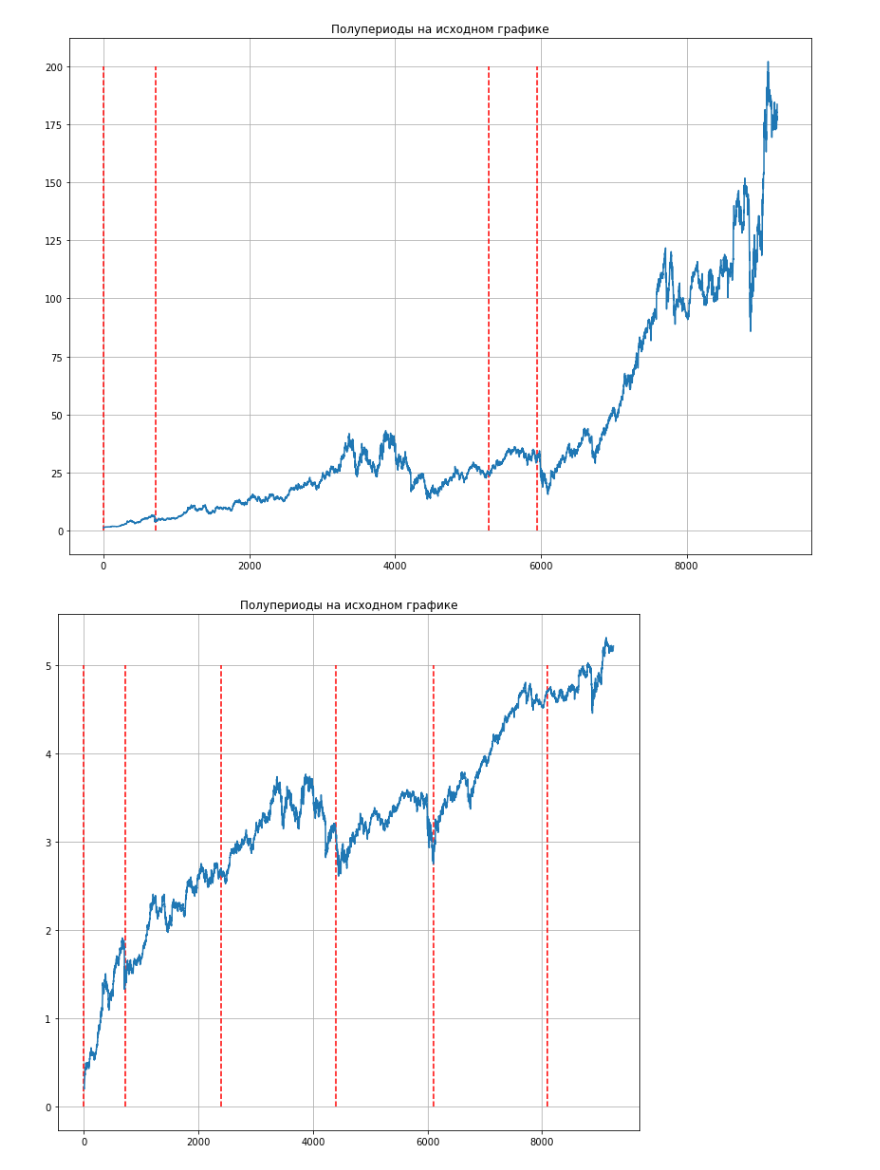
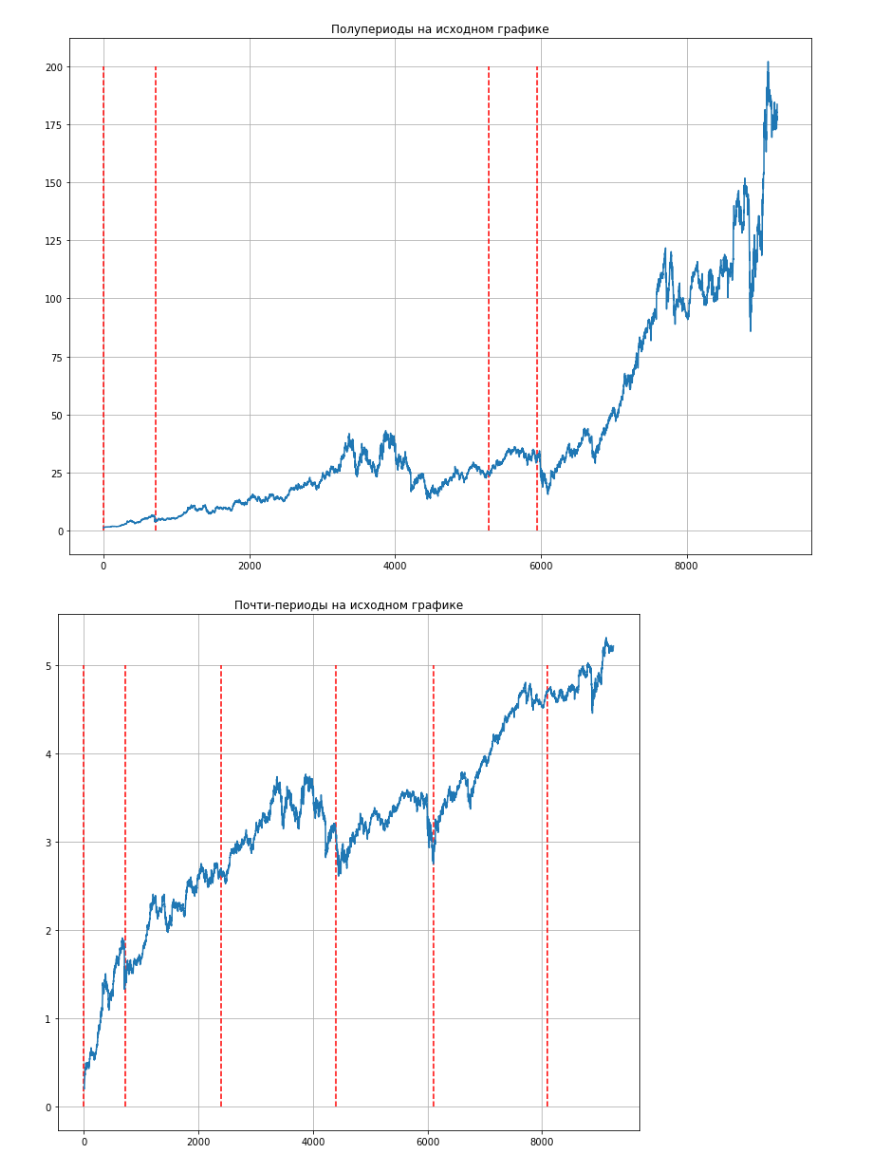
Before and after one commit to ValeriaGruzilova/-, a Jupyter notebook: Disney_analisys.ipynb, the cells around one changed output. Cells and saved outputs as stored; diff of their text form; code cells hidden in the pictures.

```diff
--- a/Disney_analisys.ipynb
+++ b/Disney_analisys.ipynb
@@ -23,6 +23,7 @@ disney_full.head()
 disney = disney_full[['Date', 'Close']]
 disney.Date = pd.to_datetime(disney.Date)
 disney['Year'] = pd.DatetimeIndex(disney['Date']).year
+disney['t'] = np.arange(1, disney.shape[0] + 1)
 disney.head()
 # %% [output]
 A value is trying to be set on a copy of a slice from a DataFrame.
@@ -131,5 +137,3 @@ revers_segment(x1='2020-01-01', x2='2022-01-01', y2=0.013)
 [figure]
 # %% [markdown]
 ## Поиск конца интенсивного роста на участках
-# %%
-disney.loc[:, 't'] = np.arange(1, disney.shape[0] + 1)
@@ -415,9 +408,9 @@ borders_semilog = [0, 723, 2400, 4400, 6100, 8100]
 # %%
 plt.figure(figsize=(11, 10))
 plt.plot(disney.t, np.log(disney.Close))
-plt.title('Полупериоды на исходном графике')
+plt.title('Почти-периоды на исходном графике')
 plt.grid()
 for border in borders_semilog:
     plt.vlines(border, 0, 5, color = 'r', linestyle='--');
 # %% [output]
-[figure, old version]
+[figure, new version]
```
Also changed, not shown: parts of 2 cells of this notebook, 6 other files.
